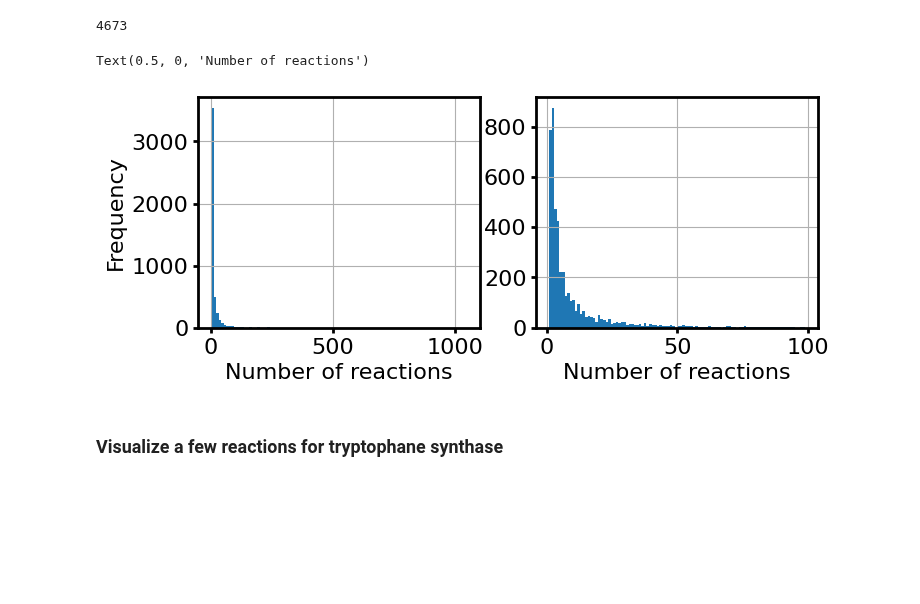
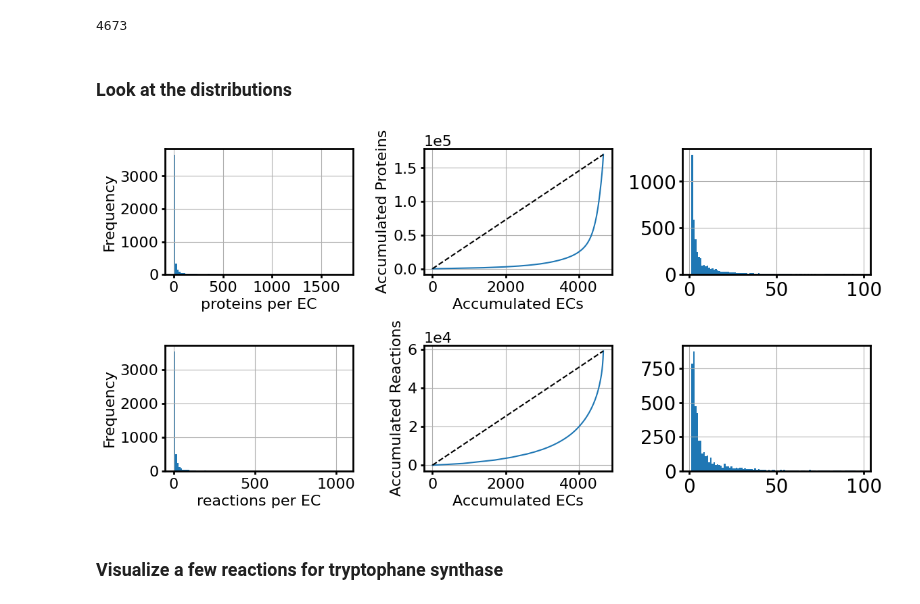
Before and after one commit to jsunn-y/CARE, a Jupyter notebook: generate_datasets_splits/dataset_visualization.ipynb, the cells around one changed output. Drawn from its saved outputs; the diff is of its cells as text; code cells hidden in the pictures; blank space fills up the shorter version.

```diff
--- a/generate_datasets_splits/dataset_visualization.ipynb
+++ b/generate_datasets_splits/dataset_visualization.ipynb
@@ -100,22 +100,69 @@ reaction2EC['Reaction'].nunique()
 reaction2EC['EC number'].nunique()
 # %% [output]
 4673
-# %%
-plt.figure(figsize=(8, 3))
-plt.subplot(1,2, 1)
-reaction2EC['EC number'].value_counts().hist(bins = 100)
-plt.xlabel('Number of reactions')
-plt.ylabel('Frequency')
-#plt.legend(['ECreact', 'EnzymeMap'])
-
-plt.subplot(1,2, 2)
-subset = reaction2EC[reaction2EC['EC number'].map(reaction2EC['EC number'].value_counts()) < 100]
-subset['EC number'].value_counts().hist(bins = 100)
-plt.xlabel('Number of reactions')
-#plt.legend(['ECreact', 'EnzymeMap'])
-# %% [output]
-Text(0.5, 0, 'Number of reactions')
-[figure, removed]
+# %% [markdown]
+### Look at the distributions
+# %%
+plt.figure(figsize=(12, 6))
+
+plt.subplot(2,3, 1)
+swissprot['EC number'].value_counts().hist(bins = 100)
+plt.xlabel('proteins per EC')
+plt.ylabel('Frequency')
+#plt.legend(['ECreact', 'EnzymeMap'])
+
+plt.subplot(2,3, 3)
+subset = swissprot[swissprot['EC number'].map(swissprot['EC number'].value_counts()) < 100]
+subset['EC number'].value_counts().hist(bins = 100)
+#plt.xlabel('proteins per EC')
+#set xlabel font size
+plt.xticks(fontsize=20)
+plt.yticks(fontsize=20)
+#plt.legend(['ECreact', 'EnzymeMap'])
+
+plt.subplot(2, 3, 2)
+np.random.seed(42)
+swissprot_grouped = swissprot.groupby('EC number', as_index=False).apply(lambda x: x.sample(1))
+swissprot_grouped['counts'] = swissprot_grouped['EC number'].map(swissprot['EC number'].value_counts())
+plt.plot(swissprot_grouped.sort_values('counts', ascending=True).reset_index()['counts'].cumsum().values)
+plt.plot([0, len(swissprot_grouped)], [0, len(swissprot)], 'k--')
+plt.grid()
+#use scientific notaiton for the y axis
+plt.ticklabel_format(axis='y', style='sci', scilimits=(0,0))
+plt.ylabel('Accumulated Proteins')
+plt.xlabel('Accumulated ECs')
+
+plt.subplot(2,3, 4)
+reaction2EC['EC number'].value_counts().hist(bins = 100)
+plt.xlabel('reactions per EC')
+plt.ylabel('Frequency')
+#plt.legend(['ECreact', 'EnzymeMap'])
+
+plt.subplot(2,3, 6)
+subset = reaction2EC[reaction2EC['EC number'].map(reaction2EC['EC number'].value_counts()) < 100]
+subset['EC number'].value_counts().hist(bins = 100)
+#plt.xlabel('reactions per EC')
+#plt.legend(['ECreact', 'EnzymeMap'])
+plt.xticks(fontsize=20)
+plt.yticks(fontsize=20)
+
+plt.subplot(2, 3, 5)
+np.random.seed(42)
+reaction2EC_grouped = reaction2EC.groupby('EC number', as_index=False).apply(lambda x: x.sample(1))
+reaction2EC_grouped['counts'] = reaction2EC_grouped['EC number'].map(reaction2EC['EC number'].value_counts())
+plt.plot(reaction2EC_grouped.sort_values('counts', ascending=True).reset_index()['counts'].cumsum().values)
+plt.plot([0, len(reaction2EC_grouped)], [0, len(reaction2EC)], 'k--')
+plt.grid()
+#use scientific notaiton for the y axis
+plt.ticklabel_format(axis='y', style='sci', scilimits=(0,0))
+plt.ylabel('Accumulated Reactions')
+plt.xlabel('Accumulated ECs')
+
+plt.tight_layout()
+plt.savefig('figs/distribtuion.png', dpi=500)
+plt.savefig('figs/distribtuion.svg')
+# %% [output]
+[figure, added]
 # %% [markdown]
 ### Visualize a few reactions for tryptophane synthase
 # %%
```
Also changed, not shown: 6 other files.
